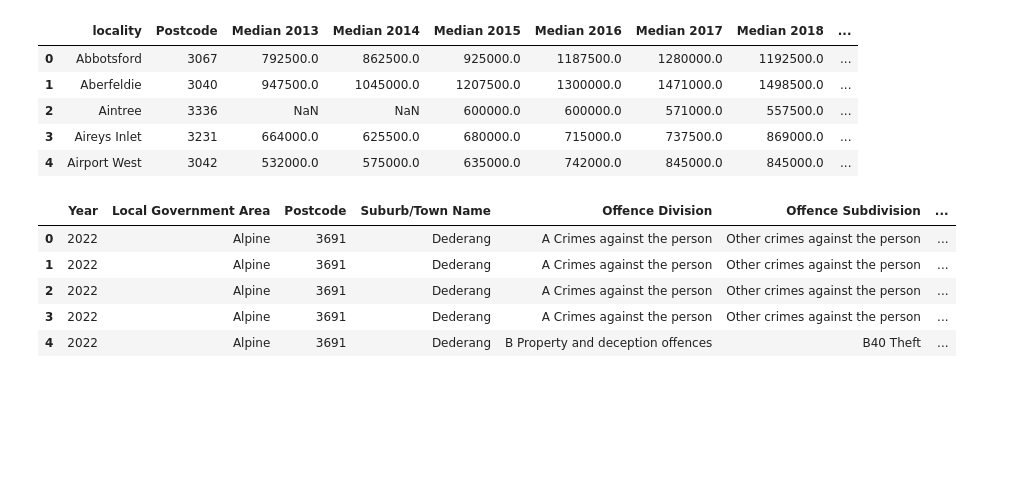
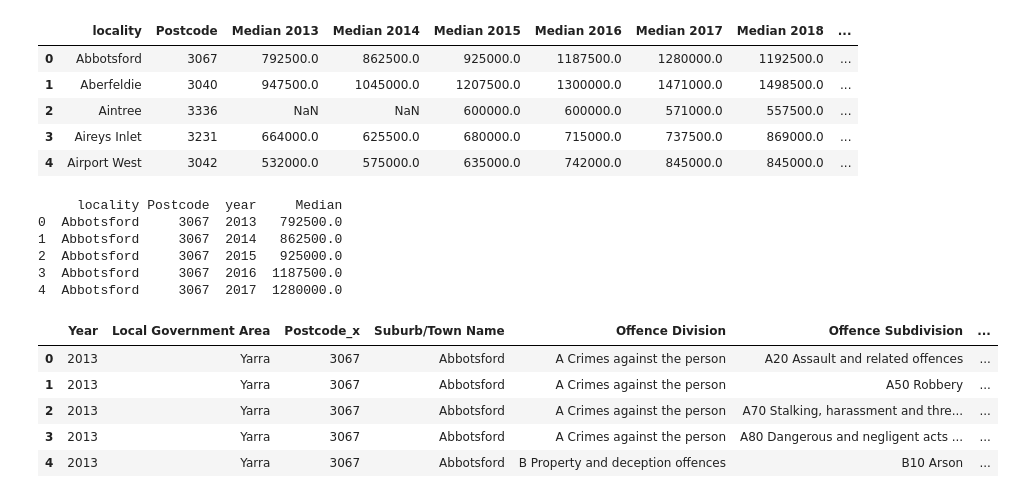
Before and after one commit to rsamma1606/proj-one-group-8, a Jupyter notebook: prj-one_Crime_vs_Property.ipynb, the cells around one changed output. Saved outputs shown, nothing was run; the diff lists cells and outputs as text; code cells hidden in the pictures; blank space fills up the shorter version.

Commit message:
merged tables as discussed over Zoom

```diff
--- a/prj-one_Crime_vs_Property.ipynb
+++ b/prj-one_Crime_vs_Property.ipynb
@@ -24,0 +50,5 @@ Crime_By_Offence_Type = pd.read_excel(xlsx, "Table 03") # Offences recorded by o
+# %%
+# Rank 'Offence Division', 'Subdivision' and 'Subgroup' from most to least and output to Resources folder
+crime_year_burb_div_sdiv = Crime_By_Offence_Type.groupby(["Year","Local Government Area", "Postcode", "Suburb/Town Name","Offence Division", "Offence Subdivision"])["Offence Count"].sum().reset_index().sort_values(by=["Year", "Suburb/Town Name", "Offence Subdivision"])
+crime_year_burb_div_sdiv.to_csv("Resources/crime_year_burb_div_sdiv.csv", index=False)
+crime_year_burb_div_sdiv.head()
@@ -49,10 +88,0 @@ Crime_By_Offence_Type.head()
-# %%
-# Obtain count of unique values in each column and save in Resources folder.
-# Can drop Year Ending column.
-# 'Postcode' and 'Suburb/Town Name' do not have a one to one correspondence. 'Postcode' has a better numerical correspondence to 'locality' in Property dataframe
-with open ("Resources/crime_unique_values.csv", "w", newline='') as f:
-    writer = csv.writer(f)
-    for col in Crime_By_Offence_Type.columns:
-        crime_unique_values = Crime_By_Offence_Type[col].nunique()
-        writer.writerow([col, crime_unique_values])
-        print(col, crime_unique_values)
@@ -301,14 +196,35 @@ Looking up Yinnar...
 | 2 | Aintree | 3336 | NaN | NaN | 600000.0 | 600000.0 | 571000.0 | 557500.0 | ... |
 | 3 | Aireys Inlet | 3231 | 664000.0 | 625500.0 | 680000.0 | 715000.0 | 737500.0 | 869000.0 | ... |
 | 4 | Airport West | 3042 | 532000.0 | 575000.0 | 635000.0 | 742000.0 | 845000.0 | 845000.0 | ... |
+# %%
+# Melt the property table to match crime table format
+melted_property_data_postcode = Property_Data_Postcodes.melt(id_vars=['locality', 'Postcode'], var_name='year', value_name='Median')
+
+# Extract year from column name and convert to integer
+melted_property_data_postcode['year'] = melted_property_data_postcode['year'].str.extract('(\d+)').astype(int)
+
+# Sort the dataframe by locality and year
+melted_property_data_postcode = melted_property_data_postcode.sort_values(['locality', 'year'])
+
+# Reset index
+melted_property_data_postcode = melted_property_data_postcode.reset_index(drop=True)
+
+print(melted_property_data_postcode.head())
+# %% [output]
+     locality Postcode  year     Median
+0  Abbotsford     3067  2013   792500.0
+1  Abbotsford     3067  2014   862500.0
+2  Abbotsford     3067  2015   925000.0
+3  Abbotsford     3067  2016  1187500.0
+4  Abbotsford     3067  2017  1280000.0
 # %%
-# Use 'postcodes' to merge crime and property using an inner join.
-crime_property_merge_2 = pd.merge(Crime_By_Offence_Type, Property_Data_Postcodes, on='Postcode', how = 'inner', indicator = True)
-crime_property_merge_2.head()
+# Use 'Suburb/Town Name' and 'localities' to merge cleaned Crime and Property dataframes using an inner join.
+crime_property_merged = pd.merge(crime_year_burb_div_sdiv, melted_property_data_postcode, left_on=["Year", "Suburb/Town Name"], right_on = ["year", "locality"], how = 'inner')
+crime_property_merged.head()
 # %% [output]
-|  | Year | Local Government Area | Postcode | Suburb/Town Name | Offence Division | Offence Subdivision | ... |
-| 0 | 2022 | Alpine | 3691 | Dederang | A Crimes against the person | Other crimes against the person | ... |
-| 1 | 2022 | Alpine | 3691 | Dederang | A Crimes against the person | Other crimes against the person | ... |
-| 2 | 2022 | Alpine | 3691 | Dederang | A Crimes against the person | Other crimes against the person | ... |
-| 3 | 2022 | Alpine | 3691 | Dederang | A Crimes against the person | Other crimes against the person | ... |
-| 4 | 2022 | Alpine | 3691 | Dederang | B Property and deception offences | B40 Theft | ... |
+|  | Year | Local Government Area | Postcode_x | Suburb/Town Name | Offence Division | Offence Subdivision | ... |
+| 0 | 2013 | Yarra | 3067 | Abbotsford | A Crimes against the person | A20 Assault and related offences | ... |
+| 1 | 2013 | Yarra | 3067 | Abbotsford | A Crimes against the person | A50 Robbery | ... |
+| 2 | 2013 | Yarra | 3067 | Abbotsford | A Crimes against the person | A70 Stalking, harassment and thre... | ... |
+| 3 | 2013 | Yarra | 3067 | Abbotsford | A Crimes against the person | A80 Dangerous and negligent acts ... | ... |
+| 4 | 2013 | Yarra | 3067 | Abbotsford | B Property and deception offences | B10 Arson | ... |
```
Also changed, not shown: parts of 18 cells of this notebook, 6 other files.
